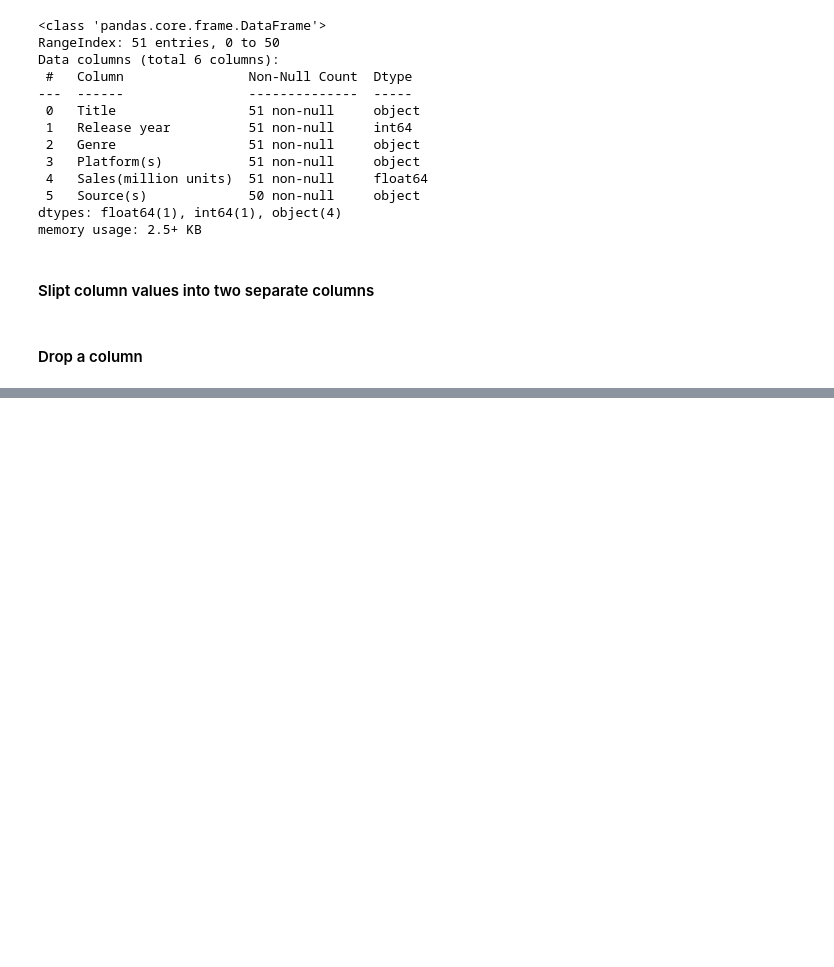
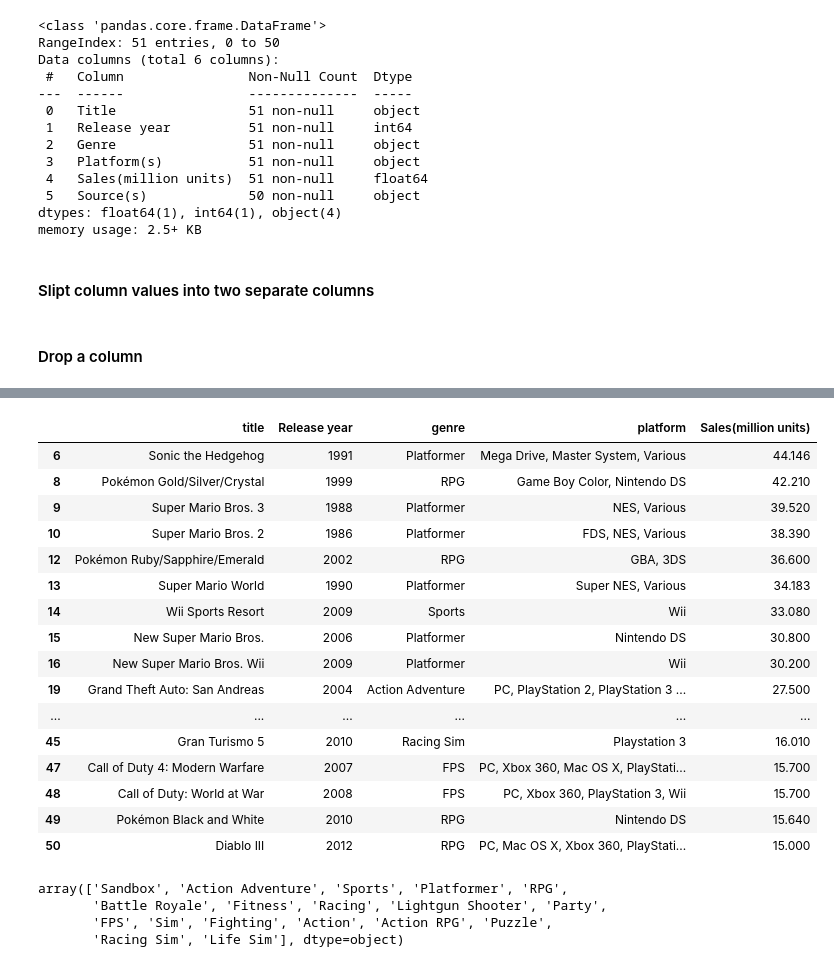
Before and after one commit to ebimoosa/smu_project_2_group_2, a Jupyter notebook: VG sales extraction.ipynb, the cells around one changed output, grey strips where cells are left out. Cells and saved outputs as stored; diff of their text form; code cells hidden in the pictures; blank space fills up the shorter version.

```diff
--- a/VG sales extraction.ipynb
+++ b/VG sales extraction.ipynb
@@ -70,3 +70,5 @@ df.head()
 | 2 | Wii Sports | 2006 | Sports | Wii | 82.90 |
 | 3 | Super Mario Bros. | 1985 | Platformer | NES, Various | 63.33 |
 | 4 | Pokémon Red/Green/Blue/Yellow | 1996 | RPG | Game Boy, Game Boy Advance, Virtu... | 59.52 |
+# %%
+df.rename(columns = {'Title':'title','Genre':'genre', 'Platform(s)':'platform'}, inplace = True)
@@ -72,0 +110,28 @@ df.head()
+# %%
+df[df["genre"].duplicated()]
+# %% [output]
+|  | title | Release year | genre | platform | Sales(million units) |
+| 6 | Sonic the Hedgehog | 1991 | Platformer | Mega Drive, Master System, Various | 44.146 |
+| 8 | Pokémon Gold/Silver/Crystal | 1999 | RPG | Game Boy Color, Nintendo DS | 42.210 |
+| 9 | Super Mario Bros. 3 | 1988 | Platformer | NES, Various | 39.520 |
+| 10 | Super Mario Bros. 2 | 1986 | Platformer | FDS, NES, Various | 38.390 |
+| 12 | Pokémon Ruby/Sapphire/Emerald | 2002 | RPG | GBA, 3DS | 36.600 |
+| 13 | Super Mario World | 1990 | Platformer | Super NES, Various | 34.183 |
+| 14 | Wii Sports Resort | 2009 | Sports | Wii | 33.080 |
+| 15 | New Super Mario Bros. | 2006 | Platformer | Nintendo DS | 30.800 |
+| 16 | New Super Mario Bros. Wii | 2009 | Platformer | Wii | 30.200 |
+| 19 | Grand Theft Auto: San Andreas | 2004 | Action Adventure | PC, PlayStation 2, PlayStation 3 ... | 27.500 |
+| ... | ... | ... | ... | ... | ... |
+| 45 | Gran Turismo 5 | 2010 | Racing Sim | Playstation 3 | 16.010 |
+| 47 | Call of Duty 4: Modern Warfare | 2007 | FPS | PC, Xbox 360, Mac OS X, PlayStati... | 15.700 |
+| 48 | Call of Duty: World at War | 2008 | FPS | PC, Xbox 360, PlayStation 3, Wii | 15.700 |
+| 49 | Pokémon Black and White | 2010 | RPG | Nintendo DS | 15.640 |
+| 50 | Diablo III | 2012 | RPG | PC, Mac OS X, Xbox 360, PlayStati... | 15.000 |
+# %%
+genre_list = df.genre.unique()
+genre_list
+# %% [output]
+array(['Sandbox', 'Action Adventure', 'Sports', 'Platformer', 'RPG',
+       'Battle Royale', 'Fitness', 'Racing', 'Lightgun Shooter', 'Party',
+       'FPS', 'Sim', 'Fighting', 'Action', 'Action RPG', 'Puzzle',
+       'Racing Sim', 'Life Sim'], dtype=object)
```
Also changed, not shown: parts of 4 cells of this notebook.
